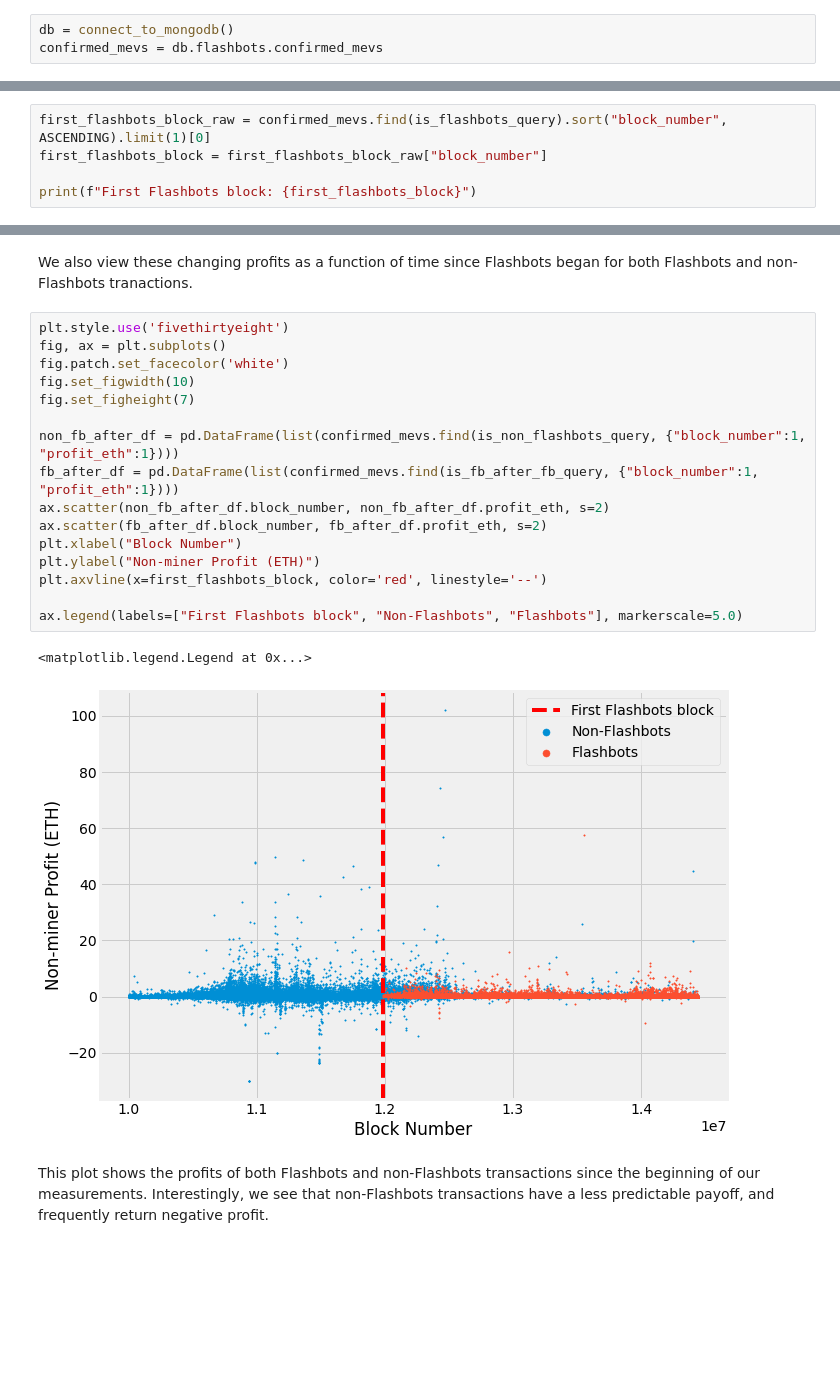
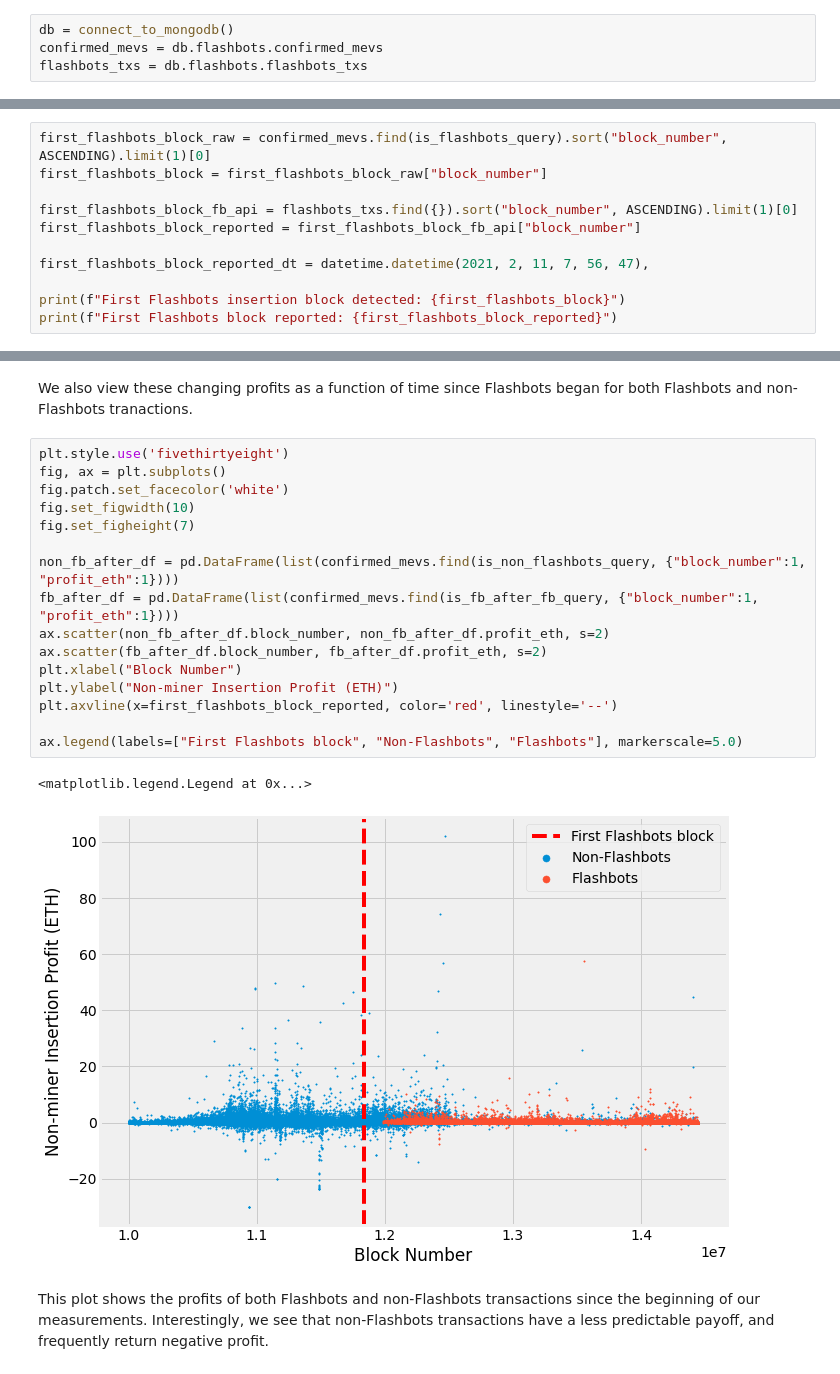
Before and after one commit to a-flashbot-in-the-pan/a-flashbot-in-the-pan, a Jupyter notebook: FlashbotsAnalysis.ipynb, the cells around one changed output, grey strips where cells are left out. Cells and saved outputs as stored; diff of their text form; blank space fills up the shorter version.

```diff
--- a/FlashbotsAnalysis.ipynb
+++ b/FlashbotsAnalysis.ipynb
@@ -28,6 +28,7 @@ export MONGODB_USERNAME="root"
 # %%
 db = connect_to_mongodb()
 confirmed_mevs = db.flashbots.confirmed_mevs
+flashbots_txs = db.flashbots.flashbots_txs
 # %% [markdown]
 # Analysis
 # %% [markdown]
@@ -59,5 +60,11 @@ Christof's measurements go back to before Flashbots was operational. This calcul
 first_flashbots_block_raw = confirmed_mevs.find(is_flashbots_query).sort("block_number", ASCENDING).limit(1)[0]
 first_flashbots_block = first_flashbots_block_raw["block_number"]
 
-print(f"First Flashbots block: {first_flashbots_block}")
+first_flashbots_block_fb_api = flashbots_txs.find({}).sort("block_number", ASCENDING).limit(1)[0]
+first_flashbots_block_reported = first_flashbots_block_fb_api["block_number"]
+
+first_flashbots_block_reported_dt = datetime.datetime(2021, 2, 11, 7, 56, 47),
+
+print(f"First Flashbots insertion block detected: {first_flashbots_block}")
+print(f"First Flashbots block reported: {first_flashbots_block_reported}")
 # %% [output]
@@ -247,22 +261,22 @@ We also view these changing profits as a function of time since Flashbots began
 # %%
 plt.style.use('fivethirtyeight')
 fig, ax = plt.subplots()
 fig.patch.set_facecolor('white')
 fig.set_figwidth(10)
 fig.set_figheight(7)
 
 non_fb_after_df = pd.DataFrame(list(confirmed_mevs.find(is_non_flashbots_query, {"block_number":1, "profit_eth":1})))
 fb_after_df = pd.DataFrame(list(confirmed_mevs.find(is_fb_after_fb_query, {"block_number":1, "profit_eth":1})))
 ax.scatter(non_fb_after_df.block_number, non_fb_after_df.profit_eth, s=2)
 ax.scatter(fb_after_df.block_number, fb_after_df.profit_eth, s=2)
 plt.xlabel("Block Number")
-plt.ylabel("Non-miner Profit (ETH)")
-plt.axvline(x=first_flashbots_block, color='red', linestyle='--')
+plt.ylabel("Non-miner Insertion Profit (ETH)")
+plt.axvline(x=first_flashbots_block_reported, color='red', linestyle='--')
 
 ax.legend(labels=["First Flashbots block", "Non-Flashbots", "Flashbots"], markerscale=5.0)
 # %% [output]
 <matplotlib.legend.Legend at 0x...>
-[figure, old version]
+[figure, new version]
 # %% [markdown]
 This plot shows the profits of both Flashbots and non-Flashbots transactions
 since the beginning of our measurements. Interestingly, we see that
```
Also changed, not shown: parts of 39 cells of this notebook.
